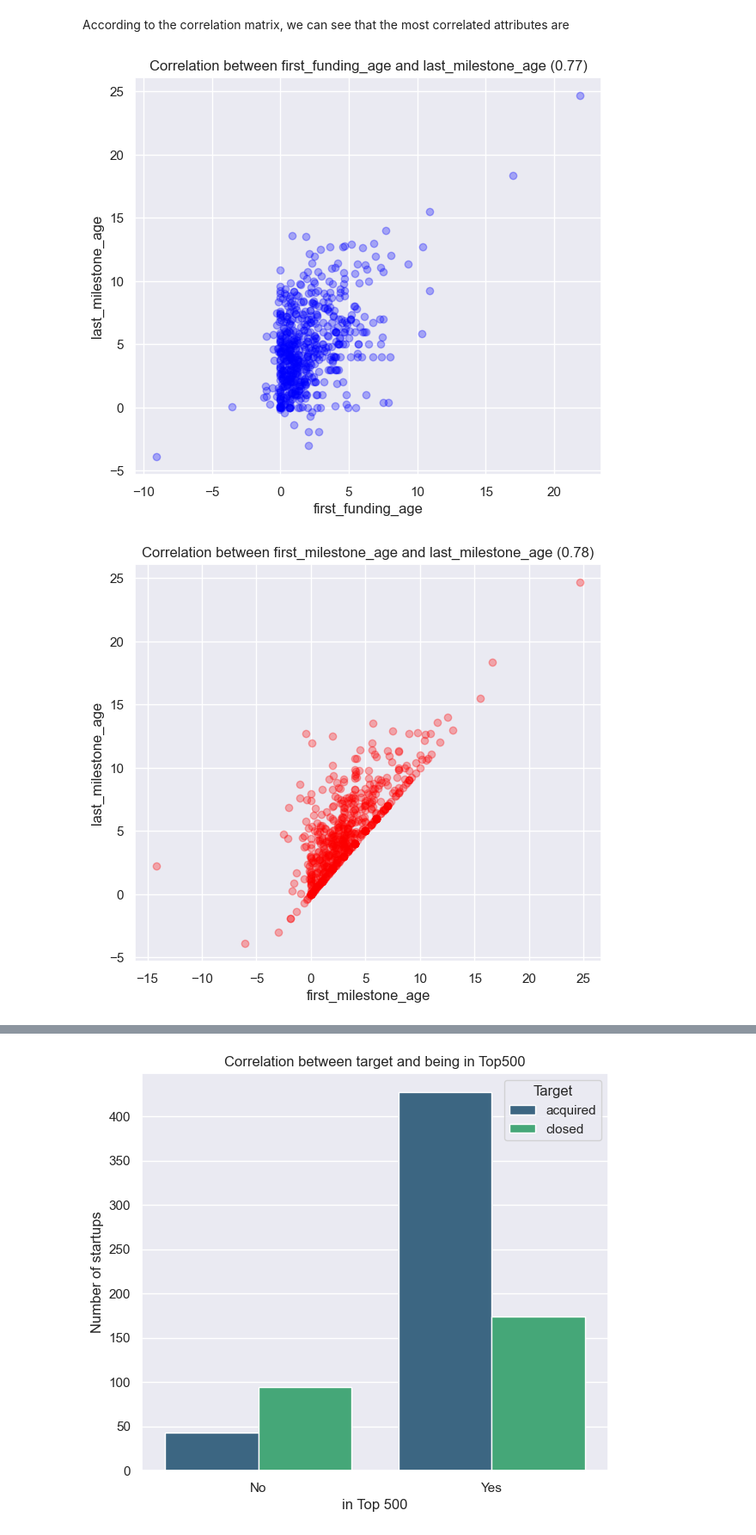
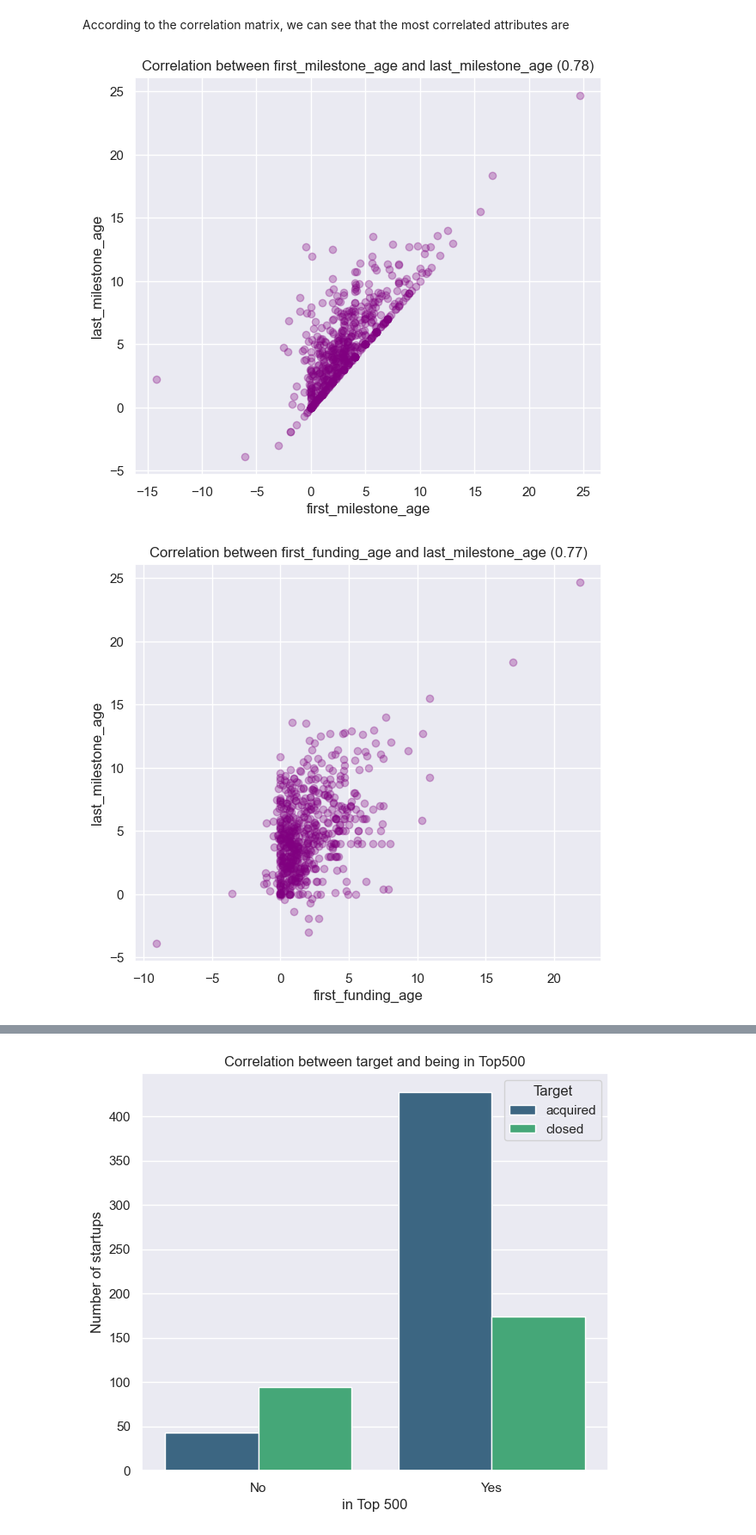
Before and after one commit to Liri-Be/DataMining, a Jupyter notebook: part-1/part1.ipynb, the cells around one changed output, grey strips where cells are left out. Shown at 86% size. Cells and saved outputs as stored; diff of their text form; code cells hidden in the pictures.

```diff
--- a/part-1/part1.ipynb
+++ b/part-1/part1.ipynb
@@ -187,3 +187,8 @@ skew = -0.5703207252379181
 median = 1.0
 std = 0.4812318921509238
 mode = 1
+# %%
+data_frame['city_codes'] = data_frame['city'].map({state: i for i, state in enumerate(data_frame['city'].unique())})
+print_stats(data_frame['city_codes'])
+
+# 0 in the MODE means San Francisco, 1 means Durham and etc.
@@ -257,17 +268,17 @@ According to the correlation matrix, we can see that the most correlated attribu
 # %%
 def show_relations(col1, col2, corr):
     colors = ['red', 'green', 'blue', 'black', 'purple', 'orange', 'brown', 'grey']  # cool colors!
     plt.figure(figsize=(7, 6))
     plt.scatter(data_frame[col1], data_frame[col2], color=choice(colors), alpha=0.3)
     plt.title(f'Correlation between {col1} and {col2} ({corr})')
     plt.xlabel(col1)
     plt.ylabel(col2)
     plt.show()
 
-relations = [('first_funding_age', 'last_milestone_age', 0.77), ('first_milestone_age', 'last_milestone_age', 0.78), ('milestones', 'last_funding_age', 0.53), ('first_milestone_age', 'first_funding_age', 0.59)]
+relations = [('first_milestone_age', 'last_milestone_age', 0.78), ('first_funding_age', 'last_milestone_age', 0.77), ('first_funding_age', 'first_milestone_age', 0.59), ('milestones', 'last_funding_age', 0.53)]
 
 for relation in relations:
     show_relations(relation[0], relation[1], relation[2])
 # %% [output]
-[figure, old version]
+[figure, new version]
-[figure, old version]
+[figure, new version]
```
Also changed, not shown: parts of 83 cells of this notebook.
